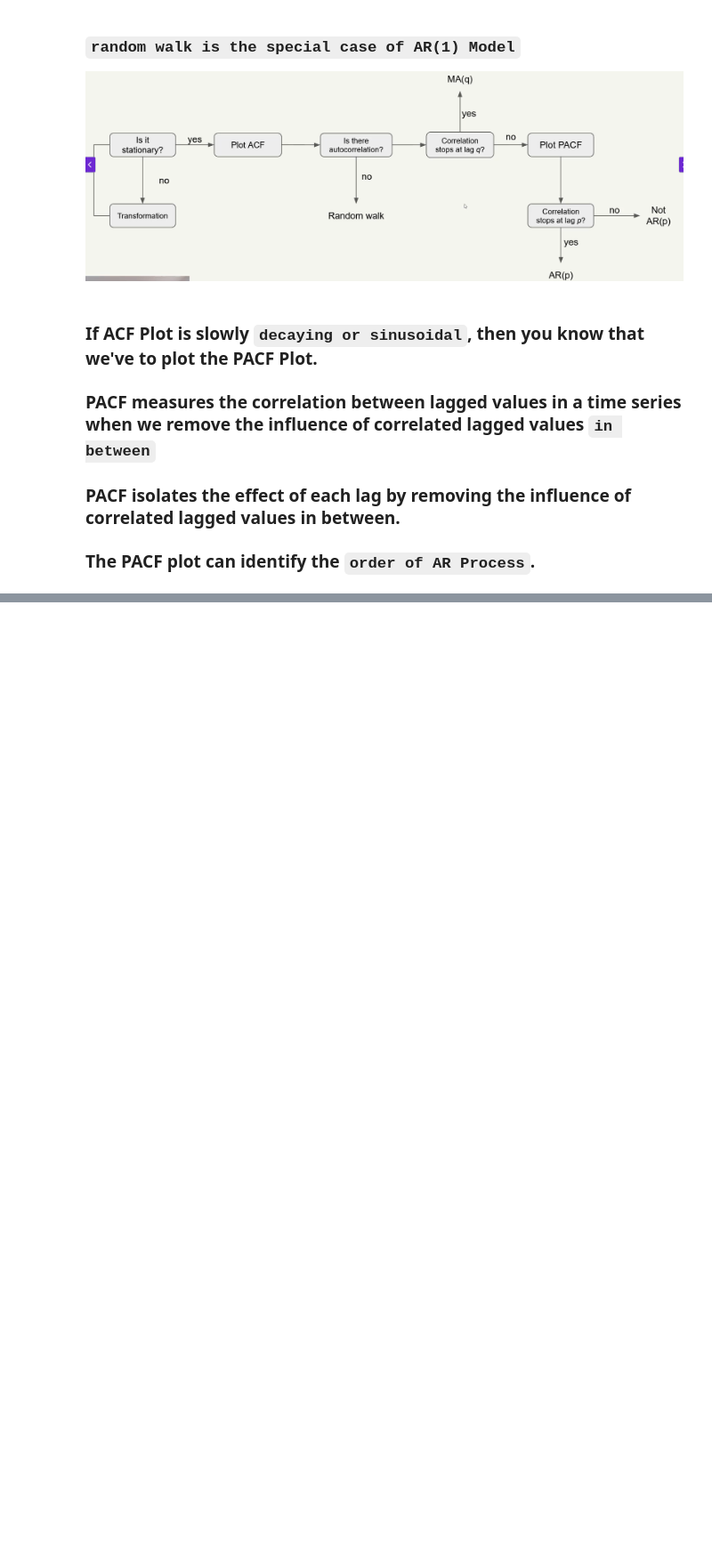
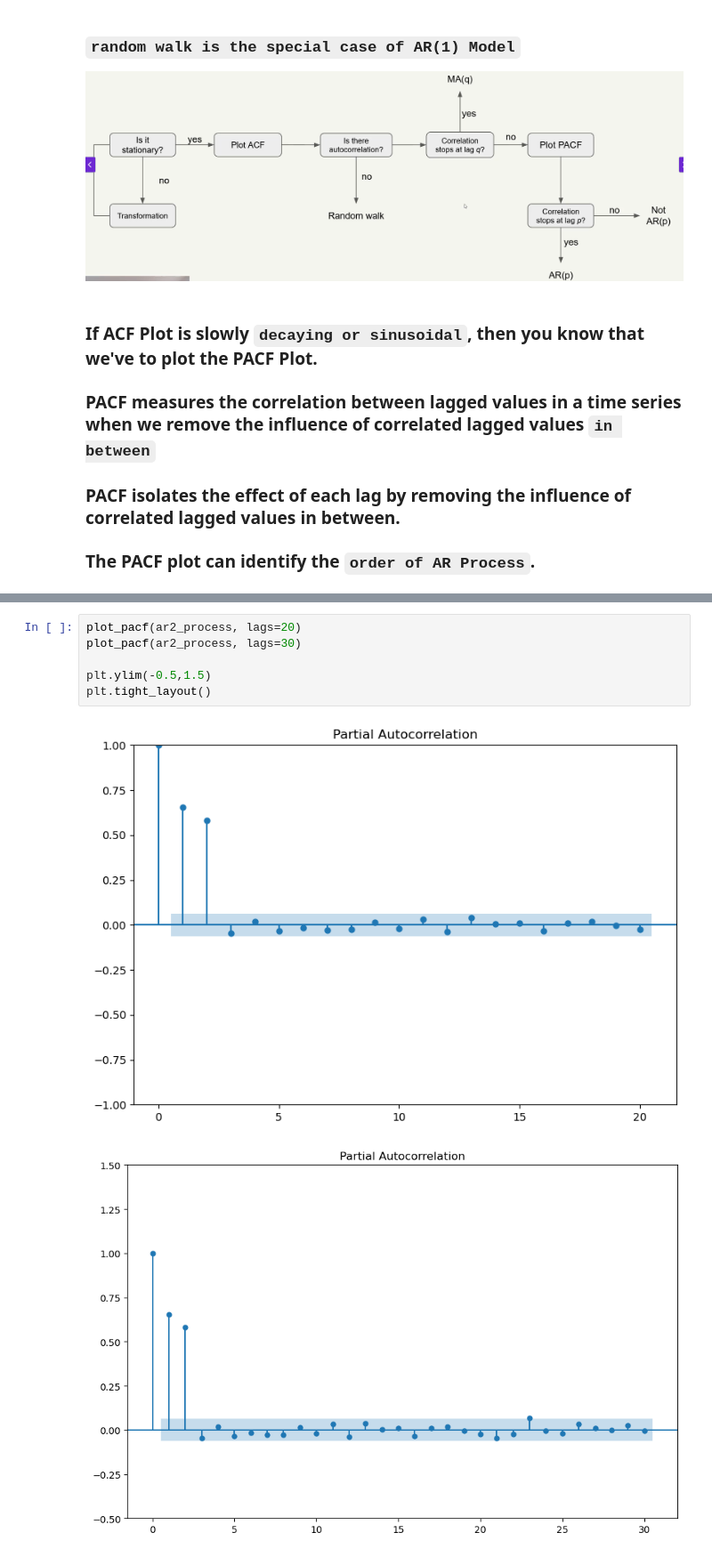
Before and after one commit to tharani001/TimeSeriesForecasting, a Jupyter notebook: ARIMA-forecasting/AR-Process.ipynb, the cells around one changed output, grey strips where cells are left out. Shown at 89% size. Cells and saved outputs as stored; diff of their text form; blank space fills up the shorter version.

```diff
--- a/ARIMA-forecasting/AR-Process.ipynb
+++ b/ARIMA-forecasting/AR-Process.ipynb
@@ -21,0 +88,9 @@
+# %%
+plot_pacf(ar2_process, lags=20)
+plot_pacf(ar2_process, lags=30)
+
+plt.ylim(-0.5,1.5)
+plt.tight_layout()
+# %% [output]
+[figure, added]
+[figure, added]
```
Also changed, not shown: parts of 13 cells of this notebook.
